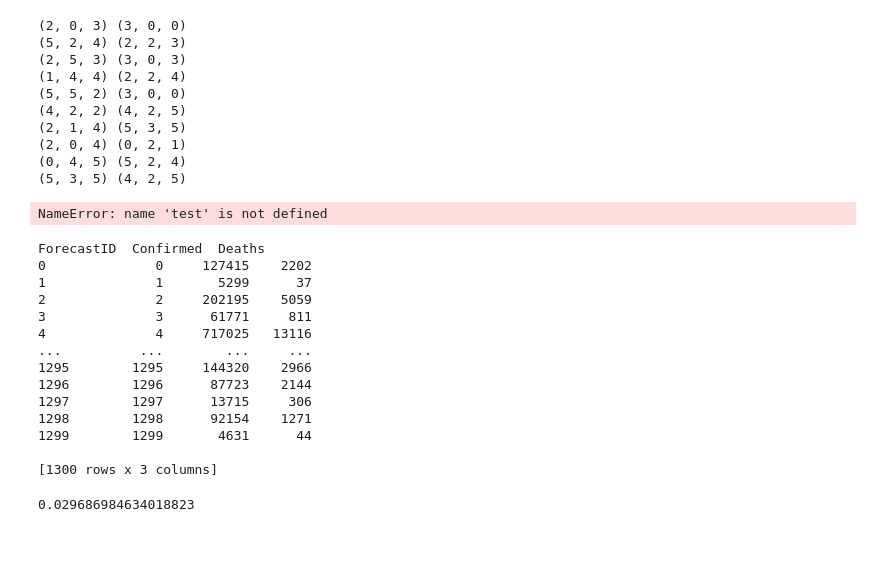
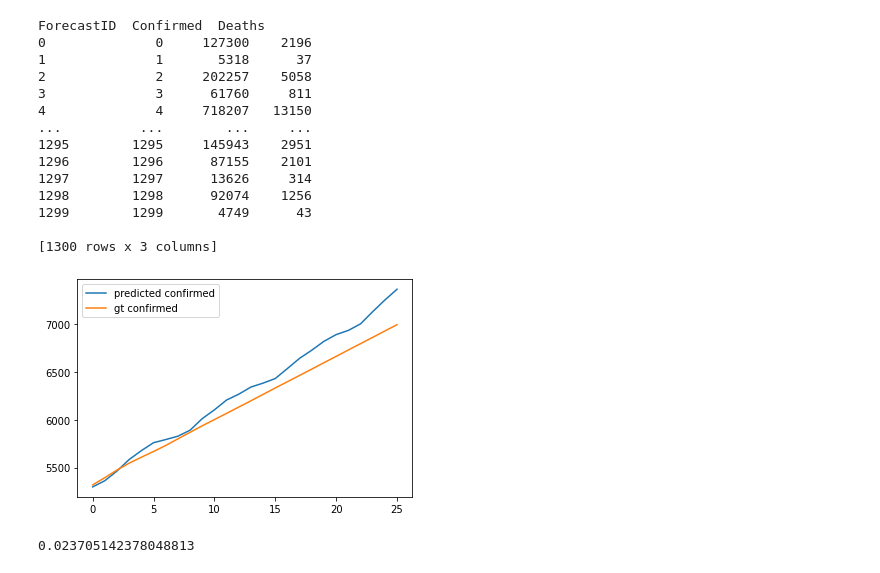
Before and after one commit to KeshavC217/CS145_Team25, a Jupyter notebook: src/ARIMA/ARIMA.ipynb, the cells around one changed output. Drawn from its saved outputs; the diff is of its cells as text; code cells hidden in the pictures; blank space fills up the shorter version.

```diff
--- a/src/ARIMA/ARIMA.ipynb
+++ b/src/ARIMA/ARIMA.ipynb
@@ -33,14 +33,12 @@ def predictARIMA(X, p, d, q, days, sarimax=False):
     start = len(X)
     if sarimax:
         # model = SARIMAX(X, order=(p,d,q), measurement_error=True).fit(disp=False)
-        model = SARIMAX(X,order=(1, 1, 1),
-                                seasonal_order=(1, 1, 1, 12),
-                                enforce_stationarity=False,
-                                enforce_invertibility=False).fit(disp=False)
+        model = SARIMAX(X,order=(p, d, q),
+                                trend=(0,0,1,1)).fit(disp=False)
         forecast = model.forecast(days)
     else:
         model = ARIMA(X, order=(p,d,q)).fit()
-        forecast = model_fit.predict(start = start, end = start + days)
+        forecast = model.predict(start = start, end = start + days)
     return(forecast)
 
 def bestARIMA(X):
@@ -66,33 +64,17 @@ def bestARIMA(X):
 
 proj = {}
 for s in states:
-    a = statesdata[s]
-    a = a.reset_index()
+    a = statesdata[s].reset_index()
     confirmed = a['Confirmed']
     deaths = a['Deaths']
 
     X, Y = confirmed.values, deaths.values
-
-    forecastC, param_C = bestARIMA(X)
-    forecastD, param_D = bestARIMA(Y)
-    print(param_C, param_D)
-    # forecastC = predictARIMA(X, 3,2,1, days) # BEST PARAMS SO FAR ARE 3,2,1
-    # forecastD = predictARIMA(Y, 4,2,3, days) # BEST PARAMS SO FAR ARE 4,2,3
+    forecastC = predictARIMA(X, 3,2,1, days) # BEST PARAMS SO FAR ARE 3,2,1
+    forecastD = predictARIMA(Y, 4,2,3, days) # BEST PARAMS SO FAR ARE 4,2,3
 
     df = {'Confirmed': forecastC, 'Deaths': forecastD}
 
     proj[s] = pd.DataFrame(df)
-# %% [output]
-(2, 0, 3) (3, 0, 0)
-(5, 2, 4) (2, 2, 3)
-(2, 5, 3) (3, 0, 3)
-(1, 4, 4) (2, 2, 4)
-(5, 5, 2) (3, 0, 0)
-(4, 2, 2) (4, 2, 5)
-(2, 1, 4) (5, 3, 5)
-(2, 0, 4) (0, 2, 1)
-(0, 4, 5) (5, 2, 4)
-(5, 3, 5) (4, 2, 5)
 # %%
 order = test.loc[0:49,'Province_State']
 
@@ -111,47 +93,68 @@ for i in range(days):
 
 test['Confirmed'] = conf
 test['Deaths'] = dead
-# %% [output]
-NameError: name 'test' is not defined
 # %%
 submission = test.drop(columns=['Province_State', 'Date'])
 print(submission)
 submission.to_csv('team25.csv', index = False, header = True)
 # %% [output]
 ForecastID  Confirmed  Deaths
-0              0     127415    2202
-1              1       5299      37
-2              2     202195    5059
-3              3      61771     811
-4              4     717025   13116
+0              0     127300    2196
+1              1       5318      37
+2              2     202257    5058
+3              3      61760     811
+4              4     718207   13150
 ...          ...        ...     ...
-1295        1295     144320    2966
-1296        1296      87723    2144
-1297        1297      13715     306
-1298        1298      92154    1271
-1299        1299       4631      44
+1295        1295     145943    2951
+1296        1296      87155    2101
+1297        1297      13626     314
+1298        1298      92074    1256
+1299        1299       4749      43
 
 [1300 rows x 3 columns]
 # %%
+import matplotlib.pyplot as plt
+
 def give_mape(ground_truth_path, prediction_path):
     ground_truth = pd.read_csv(ground_truth_path)
     predictions = pd.read_csv(prediction_path)
 
     gt_conf = ground_truth['Confirmed']
     gt_dead = ground_truth['Deaths']
 
     pred_conf = predictions['Confirmed']
     pred_dead = predictions['Deaths']
 
+    pred_conf_state = []
+    gt_conf_state = []
+    pred_dead_state = []
+    gt_dead_state = []
+
     total = 0
     for i in range(1300):
+        if i % 50 == 1:
+            pred_conf_state.append(pred_conf[i])
+            gt_conf_state.append(gt_conf[i])
+            pred_dead_state.append(pred_dead[i])
+            gt_dead_state.append(gt_dead[i])
         conf_error = float(pred_conf[i] - gt_conf[i]) / float(gt_conf[i])
         dead_error = float(pred_dead[i] - gt_dead[i]) / float(gt_dead[i])
         total = total + abs(conf_error) + abs(dead_error)
 
     total = total / 2600
+
+    plt.plot(pred_conf_state, label='predicted confirmed')
+    plt.plot(gt_conf_state, label='gt confirmed')
+    plt.legend()
+    plt.show()
+    # plt.plot(pred_dead_state, label='predicted dead')
+    # plt.plot(gt_dead_state, label='gt dead')
+    # plt.legend()
+    # plt.show()
+
     return total
 
 print(give_mape('team25.csv', '../ValidationTester/ground_truth.csv'))
 # %% [output]
+[figure, added]
-0.029686984634018823
+0.023705142378048813
```
Also changed, not shown: parts of 1 cell of this notebook, 2 other files.
